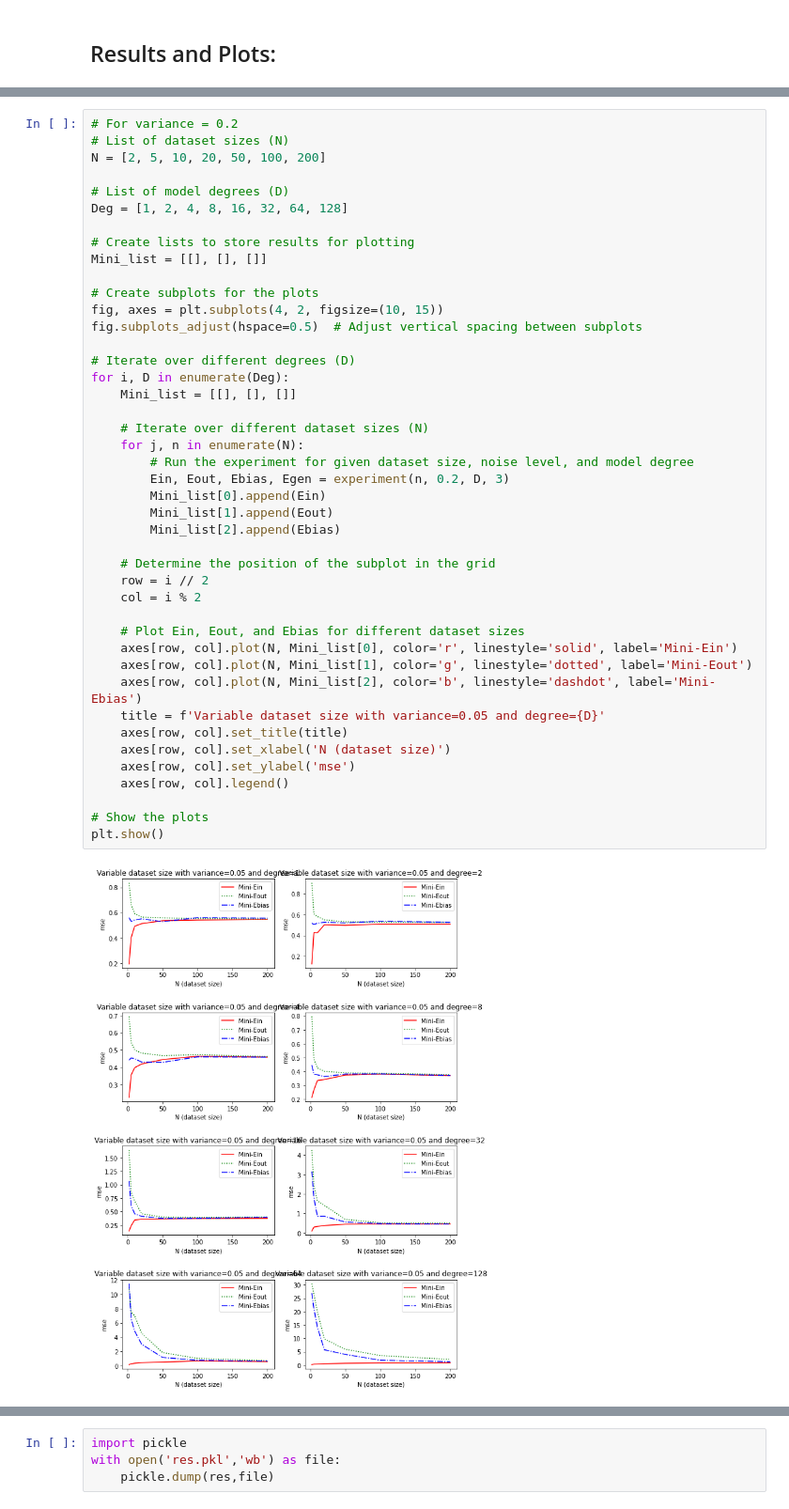
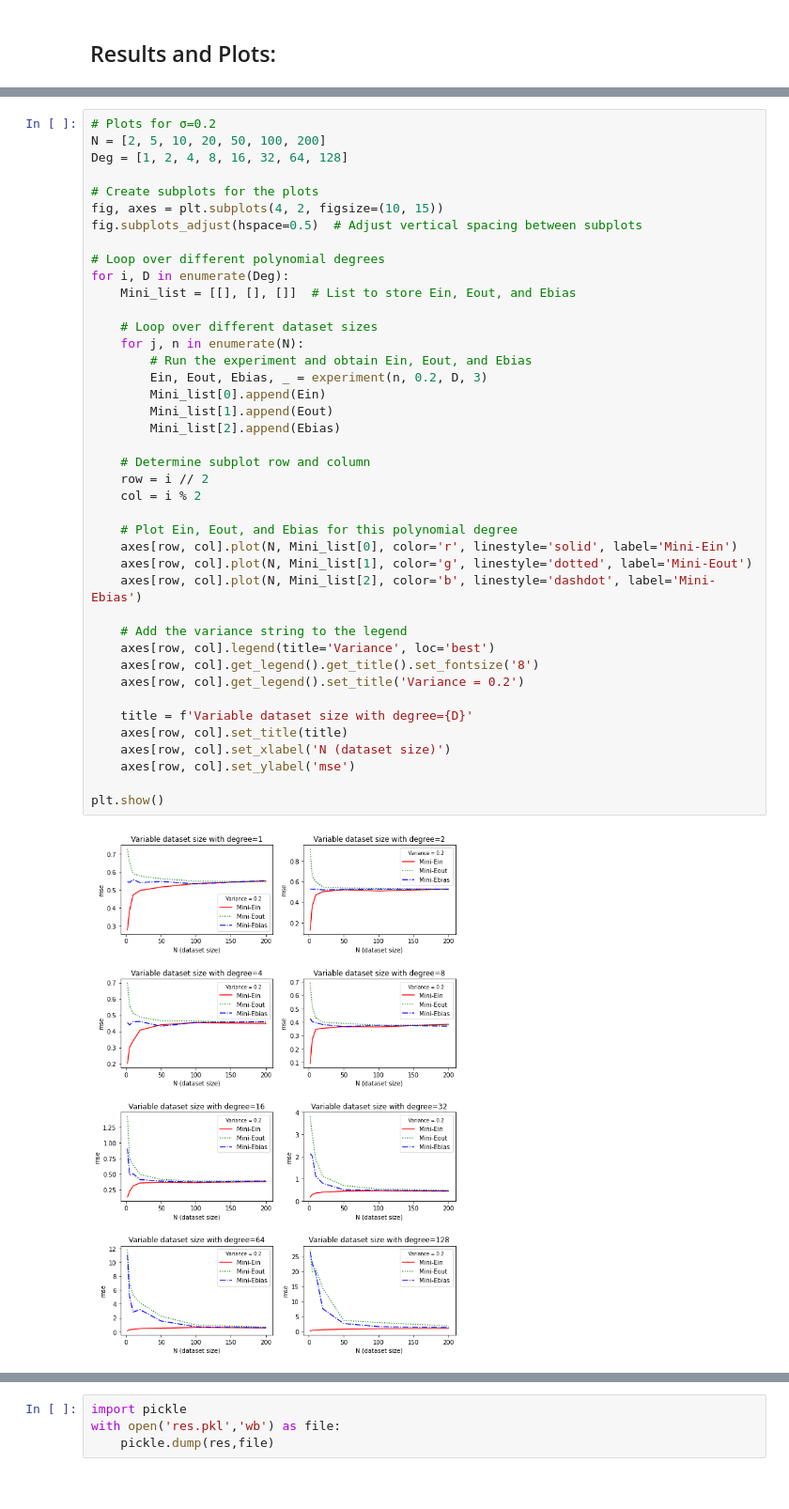
Before and after one commit to Jayshil-Patel/DLRL, a Jupyter notebook: new_noregd.ipynb, the cells around one changed output, grey strips where cells are left out. Shown at 94% size. Saved outputs shown, nothing was run; the diff lists cells and outputs as text.

```diff
--- a/new_noregd.ipynb
+++ b/new_noregd.ipynb
@@ -228,45 +226,43 @@ plt.show()
 # %%
-# For variance = 0.2
-# List of dataset sizes (N)
+# Plots for σ=0.2
 N = [2, 5, 10, 20, 50, 100, 200]
-
-# List of model degrees (D)
 Deg = [1, 2, 4, 8, 16, 32, 64, 128]
-
-# Create lists to store results for plotting
-Mini_list = [[], [], []]
 
 # Create subplots for the plots
 fig, axes = plt.subplots(4, 2, figsize=(10, 15))
 fig.subplots_adjust(hspace=0.5)  # Adjust vertical spacing between subplots
 
-# Iterate over different degrees (D)
+# Loop over different polynomial degrees
 for i, D in enumerate(Deg):
-    Mini_list = [[], [], []]
+    Mini_list = [[], [], []]  # List to store Ein, Eout, and Ebias
 
-    # Iterate over different dataset sizes (N)
+    # Loop over different dataset sizes
     for j, n in enumerate(N):
-        # Run the experiment for given dataset size, noise level, and model degree
-        Ein, Eout, Ebias, Egen = experiment(n, 0.2, D, 3)
+        # Run the experiment and obtain Ein, Eout, and Ebias
+        Ein, Eout, Ebias, _ = experiment(n, 0.2, D, 3)
         Mini_list[0].append(Ein)
         Mini_list[1].append(Eout)
         Mini_list[2].append(Ebias)
 
-    # Determine the position of the subplot in the grid
+    # Determine subplot row and column
     row = i // 2
     col = i % 2
 
-    # Plot Ein, Eout, and Ebias for different dataset sizes
+    # Plot Ein, Eout, and Ebias for this polynomial degree
     axes[row, col].plot(N, Mini_list[0], color='r', linestyle='solid', label='Mini-Ein')
     axes[row, col].plot(N, Mini_list[1], color='g', linestyle='dotted', label='Mini-Eout')
     axes[row, col].plot(N, Mini_list[2], color='b', linestyle='dashdot', label='Mini-Ebias')
-    title = f'Variable dataset size with variance=0.05 and degree={D}'
+
+    # Add the variance string to the legend
+    axes[row, col].legend(title='Variance', loc='best')
+    axes[row, col].get_legend().get_title().set_fontsize('8')
+    axes[row, col].get_legend().set_title('Variance = 0.2')
+
+    title = f'Variable dataset size with degree={D}'
     axes[row, col].set_title(title)
     axes[row, col].set_xlabel('N (dataset size)')
     axes[row, col].set_ylabel('mse')
-    axes[row, col].legend()
 
-# Show the plots
 plt.show()
 # %% [output]
-[figure, old version]
+[figure, new version]
```
Also changed, not shown: parts of 8 cells of this notebook, 3 other files.
